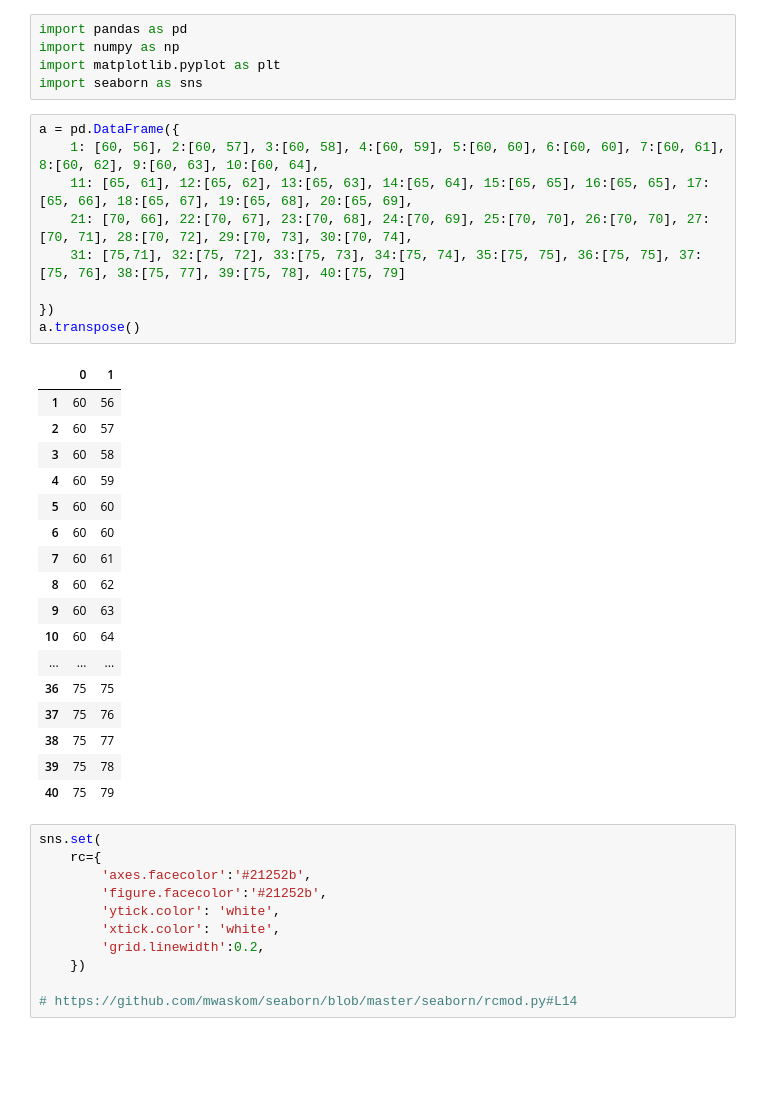
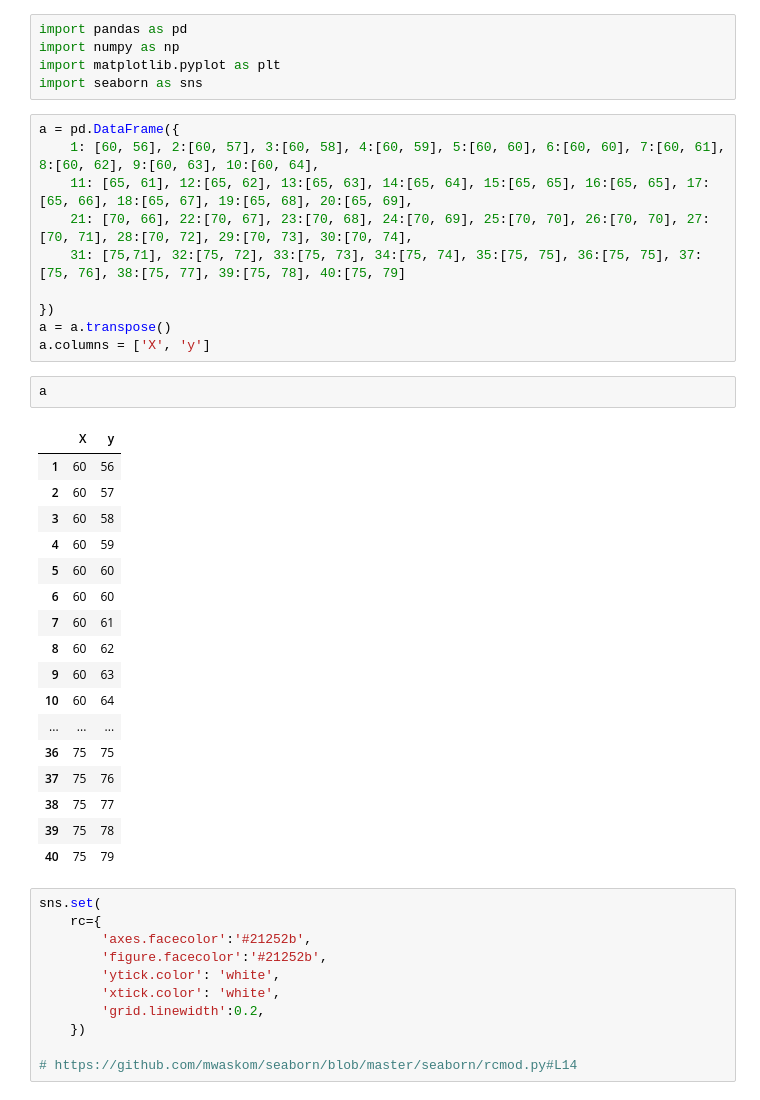
Before and after one commit to JuanFeA98/Economia, a Jupyter notebook: Econometría/01. Econometria I.ipynb, the cells around one changed output. Drawn from its saved outputs; the diff is of its cells as text; blank space fills up the shorter version.

```diff
--- a/Econometría/01. Econometria I.ipynb
+++ b/Econometría/01. Econometria I.ipynb
@@ -60,25 +70,28 @@ a = pd.DataFrame({
     31: [75,71], 32:[75, 72], 33:[75, 73], 34:[75, 74], 35:[75, 75], 36:[75, 75], 37:[75, 76], 38:[75, 77], 39:[75, 78], 40:[75, 79]
 
 })
-a.transpose()
+a = a.transpose()
+a.columns = ['X', 'y']
-# %% [output]
-|  | 0 | 1 |
-| 1 | 60 | 56 |
-| 2 | 60 | 57 |
-| 3 | 60 | 58 |
-| 4 | 60 | 59 |
-| 5 | 60 | 60 |
-| 6 | 60 | 60 |
-| 7 | 60 | 61 |
-| 8 | 60 | 62 |
-| 9 | 60 | 63 |
-| 10 | 60 | 64 |
-| ... | ... | ... |
-| 36 | 75 | 75 |
-| 37 | 75 | 76 |
-| 38 | 75 | 77 |
-| 39 | 75 | 78 |
-| 40 | 75 | 79 |
+# %%
+a
+# %% [output]
+|  | X | y |
+| 1 | 60 | 56 |
+| 2 | 60 | 57 |
+| 3 | 60 | 58 |
+| 4 | 60 | 59 |
+| 5 | 60 | 60 |
+| 6 | 60 | 60 |
+| 7 | 60 | 61 |
+| 8 | 60 | 62 |
+| 9 | 60 | 63 |
+| 10 | 60 | 64 |
+| ... | ... | ... |
+| 36 | 75 | 75 |
+| 37 | 75 | 76 |
+| 38 | 75 | 77 |
+| 39 | 75 | 78 |
+| 40 | 75 | 79 |
 # %%
 sns.set(
     rc={
```
Also changed, not shown: parts of 1 cell of this notebook.
